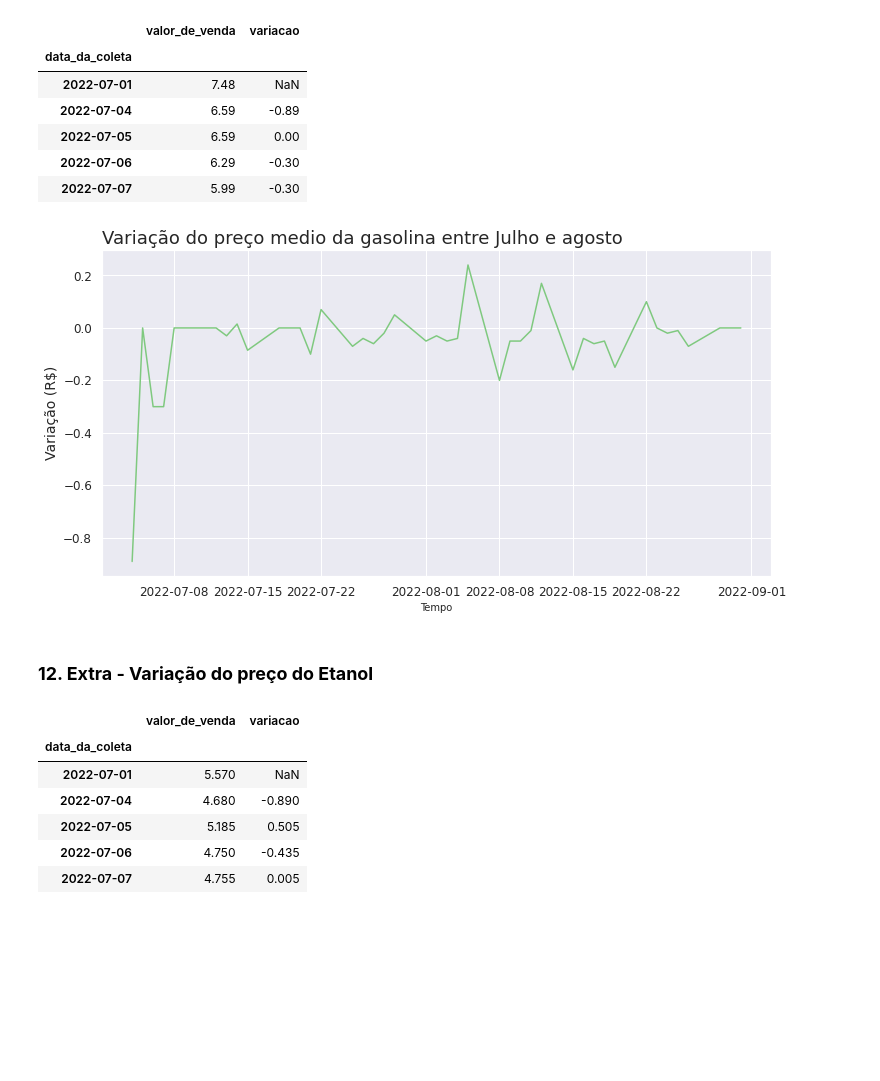
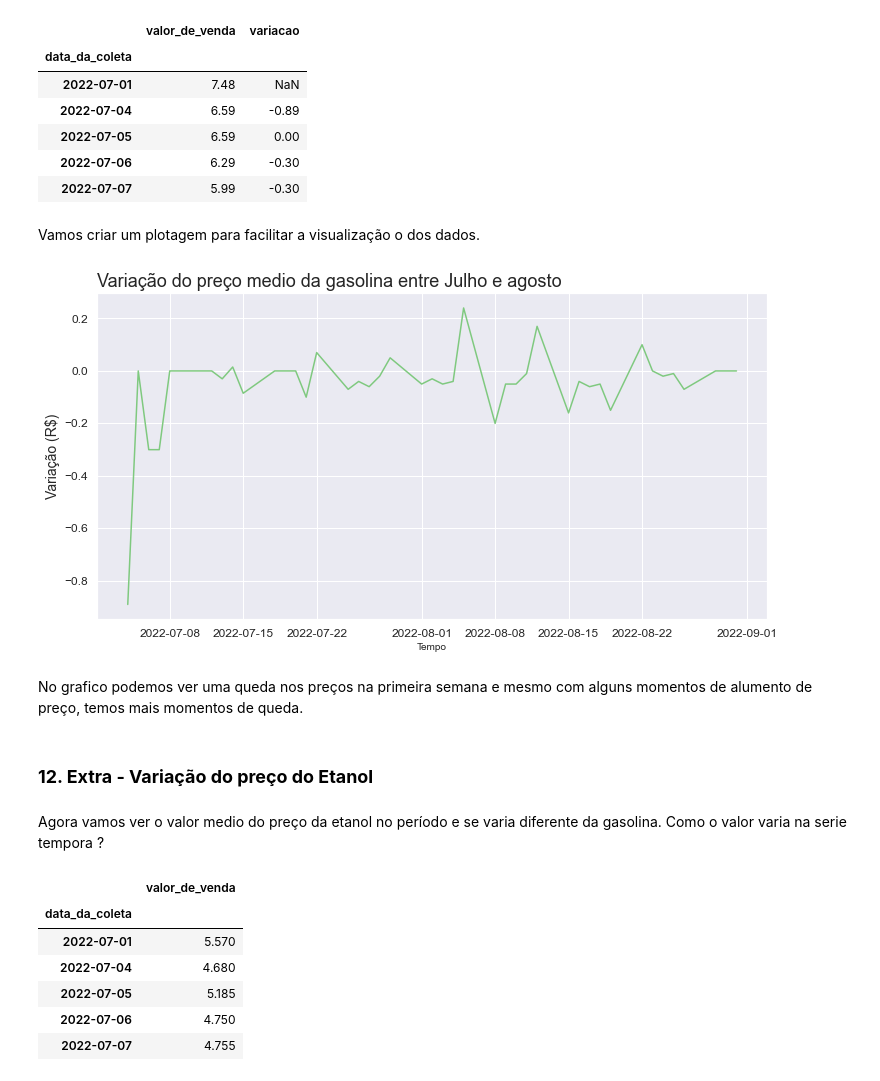
Before and after one commit to lucasCanella/Projeto-modulo-4, a Jupyter notebook: Projeto_módulo_4_Squad_6.ipynb, the cells around one changed output. Saved outputs shown, nothing was run; the diff lists cells and outputs as text; code cells hidden in the pictures; blank space fills up the shorter version.

```diff
--- a/Projeto_módulo_4_Squad_6.ipynb
+++ b/Projeto_módulo_4_Squad_6.ipynb
@@ -788,28 +803,32 @@ def plotagem(titulo, labelx, labely, x, y, dataset):
   ax.tick_params(labelsize=12)
   ax.set_ylabel(labely, fontsize=14)
   ax = ax
+# %% [markdown]
+ Vamos criar um plotagem para facilitar a visualização o dos dados.
 # %%
 plotagem('Variação do preço medio da gasolina entre Julho e agosto',
          'Tempo',
          'Variação (R$)',
          'data_da_coleta',
-         'variacao',
+         dados_valor_medio_gasolina.variacao[1:],
          dados_valor_medio_gasolina)
 # %% [output]
-[figure, old version]
+[figure, new version]
+# %% [markdown]
+No grafico podemos ver uma queda nos preços na primeira semana e mesmo com alguns momentos de alumento de preço, temos mais momentos de queda.
 # %% [markdown]
 ### **12. Extra - Variação do preço do Etanol**
+# %% [markdown]
+Agora vamos ver o valor medio do preço da etanol no período e se varia diferente da gasolina. Como o valor varia na serie tempora ?
 # %%
 dados_etanol = dados.query("produto == 'ETANOL'")
 dados_valor_medio_etanol = dados_etanol.groupby("data_da_coleta").median()
-dados_valor_medio_etanol
-dados_valor_medio_etanol["variacao"] = dados_valor_medio_etanol['valor_de_venda'].diff()
 dados_valor_medio_etanol.head()
 # %% [output]
-|  | valor_de_venda | variacao |
-| data_da_coleta |  |  |
-| 2022-07-01 | 5.570 | NaN |
-| 2022-07-04 | 4.680 | -0.890 |
-| 2022-07-05 | 5.185 | 0.505 |
-| 2022-07-06 | 4.750 | -0.435 |
-| 2022-07-07 | 4.755 | 0.005 |
+|  | valor_de_venda |
+| data_da_coleta |  |
+| 2022-07-01 | 5.570 |
+| 2022-07-04 | 4.680 |
+| 2022-07-05 | 5.185 |
+| 2022-07-06 | 4.750 |
+| 2022-07-07 | 4.755 |
```
Also changed, not shown: parts of 10 cells of this notebook.
